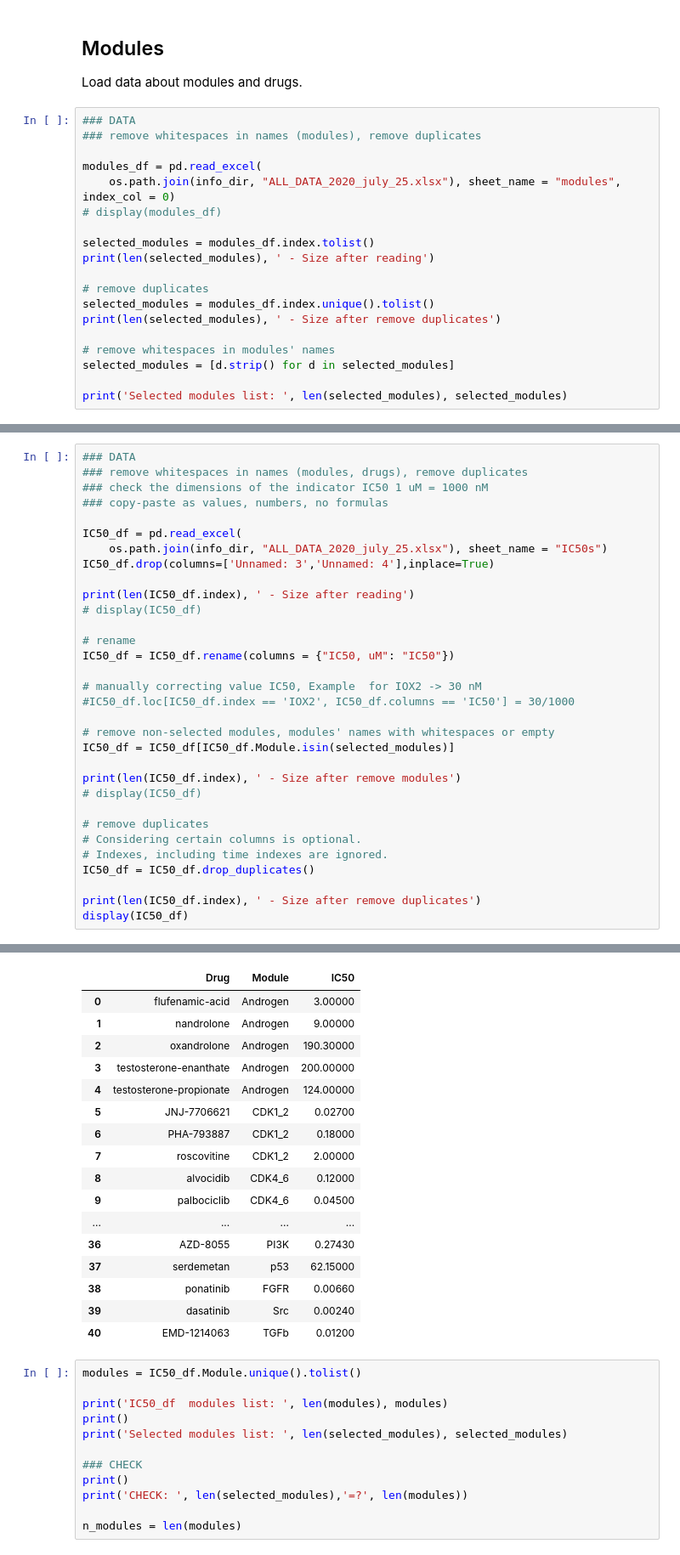
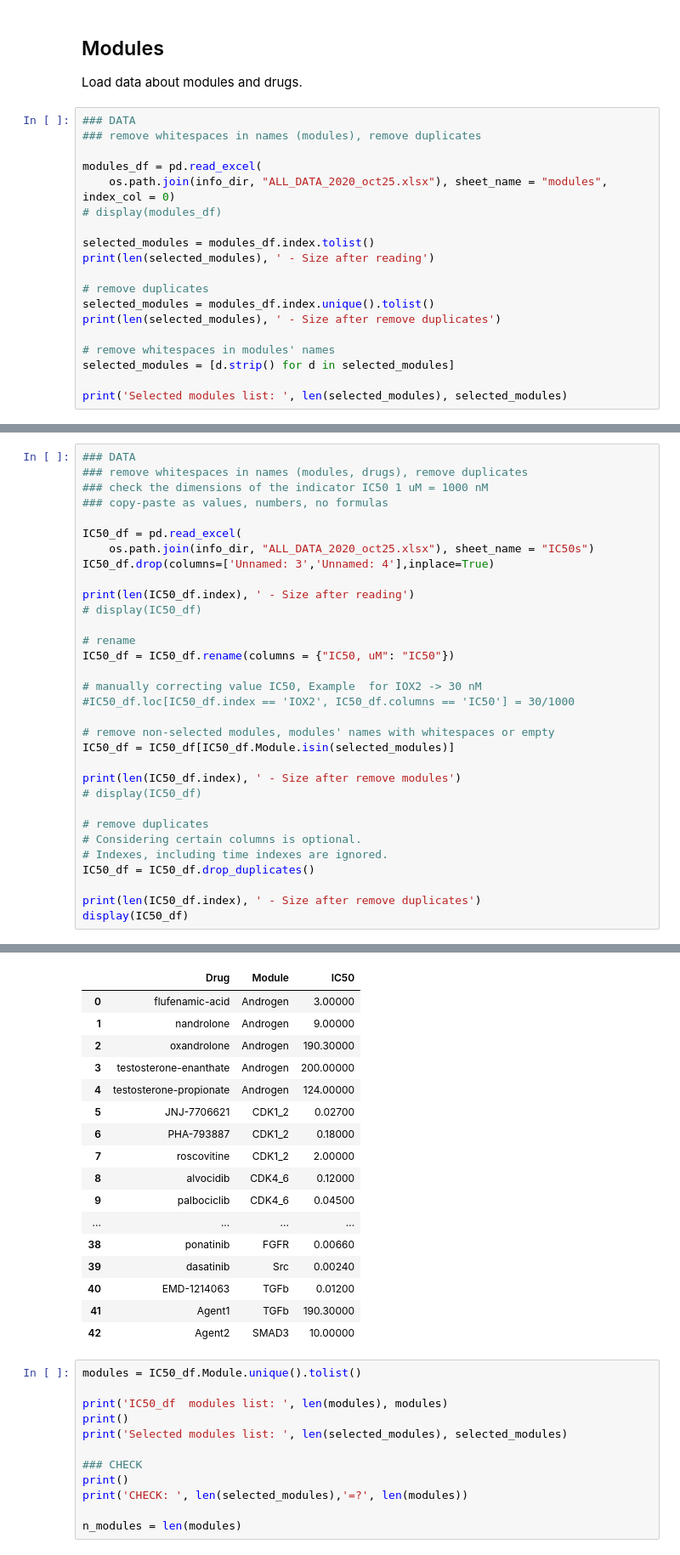
Before and after one commit to jingsday/blca_publication, a Jupyter notebook: blca_publication_Scripts/blca_Scripts_bmra/blca_Scripts_bmra_bc3c_oct/01_data_prep_bc.ipynb, the cells around one changed output, grey strips where cells are left out. Shown at 85% size. Cells and saved outputs as stored; diff of their text form.

```diff
--- a/blca_publication_Scripts/blca_Scripts_bmra/blca_Scripts_bmra_bc3c_oct/01_data_prep_bc.ipynb
+++ b/blca_publication_Scripts/blca_Scripts_bmra/blca_Scripts_bmra_bc3c_oct/01_data_prep_bc.ipynb
@@ -24,7 +24,7 @@ Load data about modules and drugs.
 ### remove whitespaces in names (modules), remove duplicates
 
 modules_df = pd.read_excel(
-    os.path.join(info_dir, "ALL_DATA_2020_july_25.xlsx"), sheet_name = "modules", index_col = 0)
+    os.path.join(info_dir, "ALL_DATA_2020_oct25.xlsx"), sheet_name = "modules", index_col = 0)
 # display(modules_df)
 
 selected_modules = modules_df.index.tolist()
@@ -49,7 +49,7 @@ Selected modules list:  11 ['CDK1_2', 'CDK4_6', 'EGFR', 'PI3K', 'FGFR', 'TOP2A',
 ### copy-paste as values, numbers, no formulas
 
 IC50_df = pd.read_excel(
-    os.path.join(info_dir, "ALL_DATA_2020_july_25.xlsx"), sheet_name = "IC50s")
+    os.path.join(info_dir, "ALL_DATA_2020_oct25.xlsx"), sheet_name = "IC50s")
 IC50_df.drop(columns=['Unnamed: 3','Unnamed: 4'],inplace=True)
 
 print(len(IC50_df.index), ' - Size after reading')
@@ -81,20 +81,20 @@ display(IC50_df)
 |  | Drug | Module | IC50 |
 | 0 | flufenamic-acid | Androgen | 3.00000 |
 | 1 | nandrolone | Androgen | 9.00000 |
 | 2 | oxandrolone | Androgen | 190.30000 |
 | 3 | testosterone-enanthate | Androgen | 200.00000 |
 | 4 | testosterone-propionate | Androgen | 124.00000 |
 | 5 | JNJ-7706621 | CDK1_2 | 0.02700 |
 | 6 | PHA-793887 | CDK1_2 | 0.18000 |
 | 7 | roscovitine | CDK1_2 | 2.00000 |
 | 8 | alvocidib | CDK4_6 | 0.12000 |
 | 9 | palbociclib | CDK4_6 | 0.04500 |
 | ... | ... | ... | ... |
-| 36 | AZD-8055 | PI3K | 0.27430 |
-| 37 | serdemetan | p53 | 62.15000 |
 | 38 | ponatinib | FGFR | 0.00660 |
 | 39 | dasatinib | Src | 0.00240 |
 | 40 | EMD-1214063 | TGFb | 0.01200 |
+| 41 | Agent1 | TGFb | 190.30000 |
+| 42 | Agent2 | SMAD3 | 10.00000 |
 # %%
 modules = IC50_df.Module.unique().tolist()
 
```
Also changed, not shown: parts of 2 cells of this notebook.
